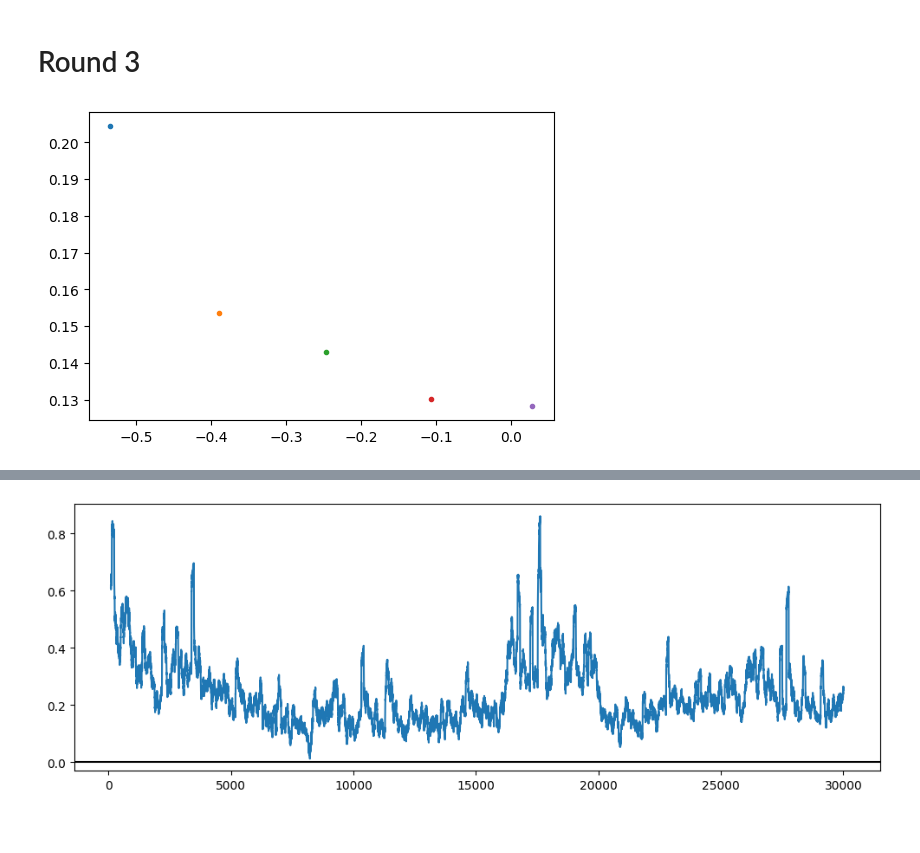
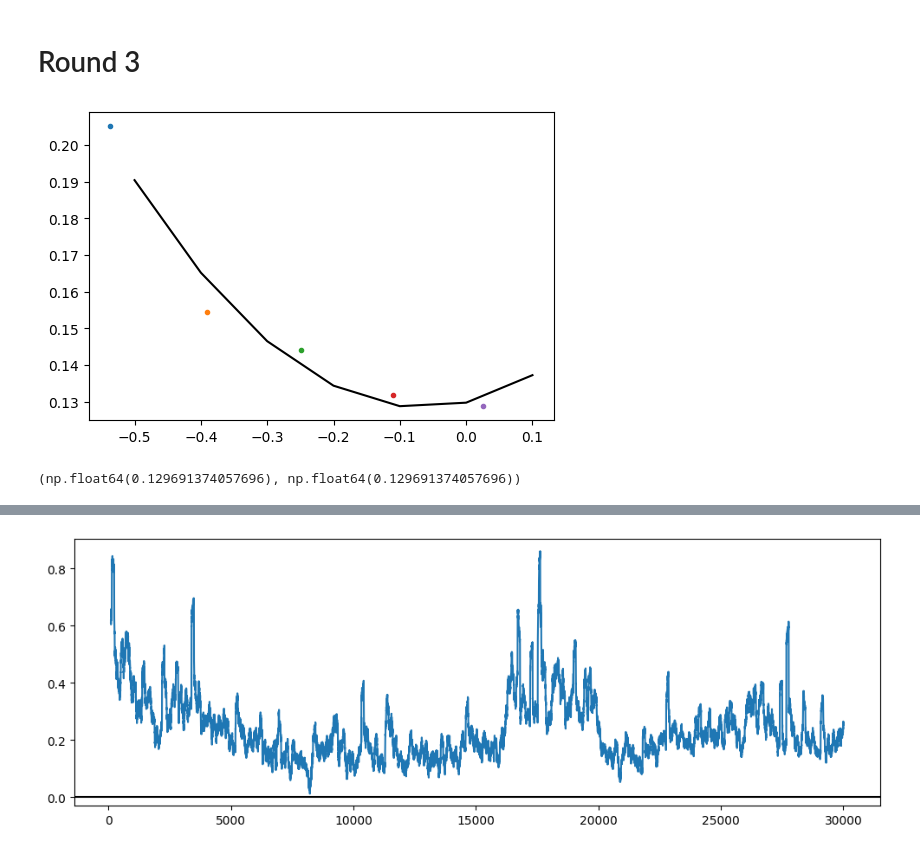
Before and after one commit to aemilani/imc-prosperity-3, a Jupyter notebook: notebooks/rock.ipynb, the cells around one changed output, grey strips where cells are left out. Cells and saved outputs as stored; diff of their text form; code cells hidden in the pictures.

```diff
--- a/notebooks/rock.ipynb
+++ b/notebooks/rock.ipynb
@@ -150,11 +134,35 @@ for call in calls:
 
     call['moneyness'] = call.apply(calc_moneyness, axis=1)
 # %%
-plt.figure(figsize=(6, 4))
+# m_list, v_list = [], []
+# for call in calls:
+#     for i in range(1000, 1050):
+#         call_i = call.iloc[i]
+#         if not np.isnan(call_i['moneyness']) and not np.isnan(call_i['implied_vol']):
+#             m_list.append(call_i['moneyness'])
+#             v_list.append(call_i['implied_vol'])
+
+m_list, v_list = [], []
 for call in calls:
-    call = call.iloc[1000]
-    plt.scatter(call['moneyness'], call['implied_vol'], marker='.')
-plt.show()
+    call_i = call.iloc[1050]
+    if not np.isnan(call_i['moneyness']) and not np.isnan(call_i['implied_vol']):
+        m_list.append(call_i['moneyness'])
+        v_list.append(call_i['implied_vol'])
-# %% [output]
-[figure, removed]
+# %%
+a, b, c = np.polyfit(m_list, v_list, 2)
+modelled = a * (np.arange(-5, 2) / 10) ** 2 + b * np.arange(-5, 2) / 10 + c
+
+plt.figure(figsize=(6, 4))
+for call in calls:
+    # call = call.iloc[1000:1050]
+    call = call.iloc[1050]
+    plt.scatter(call['moneyness'], call['implied_vol'], marker='.')
+plt.plot(np.arange(-5, 2) / 10, modelled, c='k')
+plt.show()
+# %% [output]
+[figure, added]
+# %%
+modelled[-2], c
+# %% [output]
+(np.float64(0.129691374057696), np.float64(0.129691374057696))
 # %%
```
Also changed, not shown: parts of 11 cells of this notebook, 4 other files.
